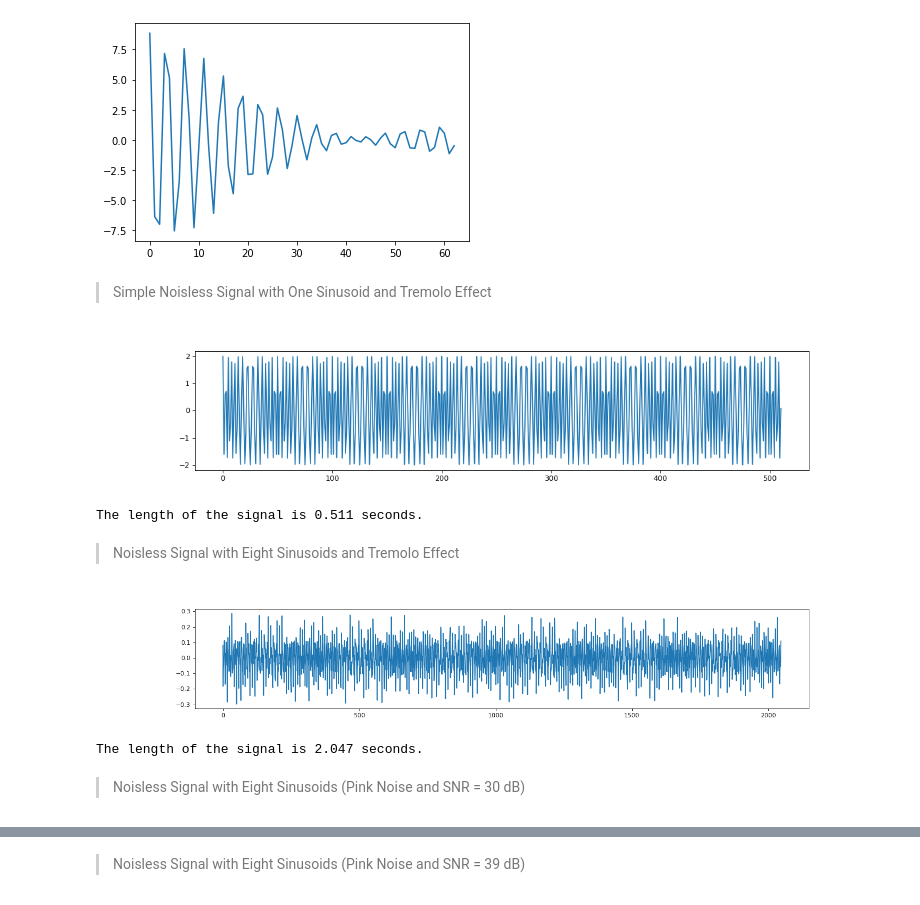
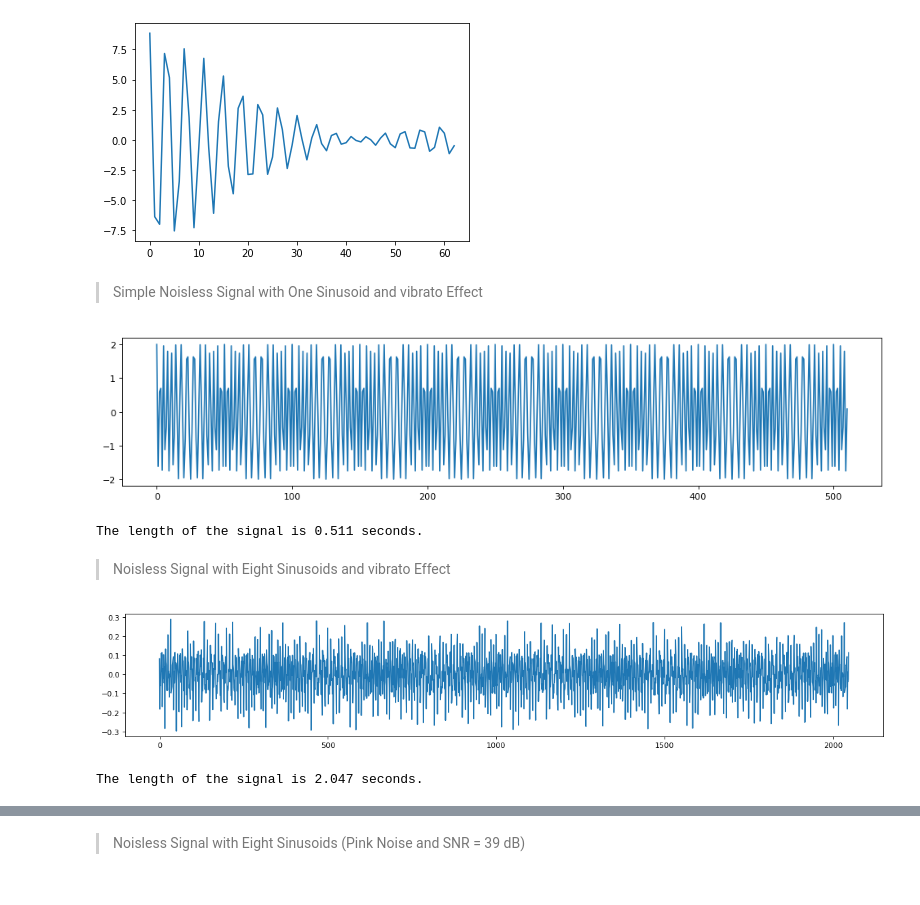
Before and after one commit to piptouque/atiam_pam_hrparam, a Jupyter notebook: source/ESPRIT-Roy.ipynb, the cells around one changed output, grey strips where cells are left out. Saved outputs shown, nothing was run; the diff lists cells and outputs as text; code cells hidden in the pictures.

```diff
--- a/source/ESPRIT-Roy.ipynb
+++ b/source/ESPRIT-Roy.ipynb
@@ -122,24 +124,24 @@ plt.plot(np.real(x_synth[0]))
 [<matplotlib.lines.Line2D at 0x...>]
 [figure]
 # %% [markdown]
-> Simple Noisless Signal with One Sinusoid and Tremolo Effect
+> Simple Noisless Signal with One Sinusoid and vibrato Effect
 # %%
-N_trem0 = 2**9-1
+N_vibr0 = 2**9-1
 
-delta_trem0 = np.array([0])
+delta_vibr0 = np.array([0])
 
-f_trem0 = np.array([0.3])
+f_vibr0 = np.array([0.3])
 
-a_trem0 = np.array([2])
+a_vibr0 = np.array([2])
 
-phi_trem0 = np.array([0])
+phi_vibr0 = np.array([0])
 
-tremolo0 = synthesize(N_trem0, delta_trem0, f_trem0, a_trem0, phi_trem0, 0.02, 5, 0, 0)
+vibrato0 = synthesize(N_vibr0, delta_vibr0, f_vibr0, a_vibr0, phi_vibr0, 0.02, 5, 0, 0)
 # %%
 plt.figure(figsize=(15, 3), dpi=80)
 
-plt.plot(np.real(tremolo0[0]))
+plt.plot(np.real(vibrato0[0]))
 plt.show()
 # %% [output]
-[figure, old version]
+[figure, new version]
 # %%
@@ -158,5 +160,5 @@ data  = amplitude*np.real(tremolo0[0])
 # %% [output]
 The length of the signal is 0.511 seconds.
 # %% [markdown]
-> Noisless Signal with Eight Sinusoids and Tremolo Effect
+> Noisless Signal with Eight Sinusoids and vibrato Effect
 # %%
@@ -179,9 +181,9 @@ tremolo1 = synthesize(N_trem1, delta_trem1, f_trem1, a_trem1, phi_trem1, 0.003,
 # %%
 plt.figure(figsize=(18, 3), dpi=80)
 
-plt.plot(np.real(tremolo1[0]))
+plt.plot(np.real(vibrato1[0]))
 
 plt.show()
 # %% [output]
-[figure, old version]
+[figure, new version]
 # %%
@@ -200,4 +202,2 @@ data  = amplitude*np.real(tremolo1[0])
 # %% [output]
 The length of the signal is 2.047 seconds.
-# %% [markdown]
-> Noisless Signal with Eight Sinusoids (Pink Noise and SNR = 30 dB)
```
Also changed, not shown: parts of 27 cells of this notebook.
